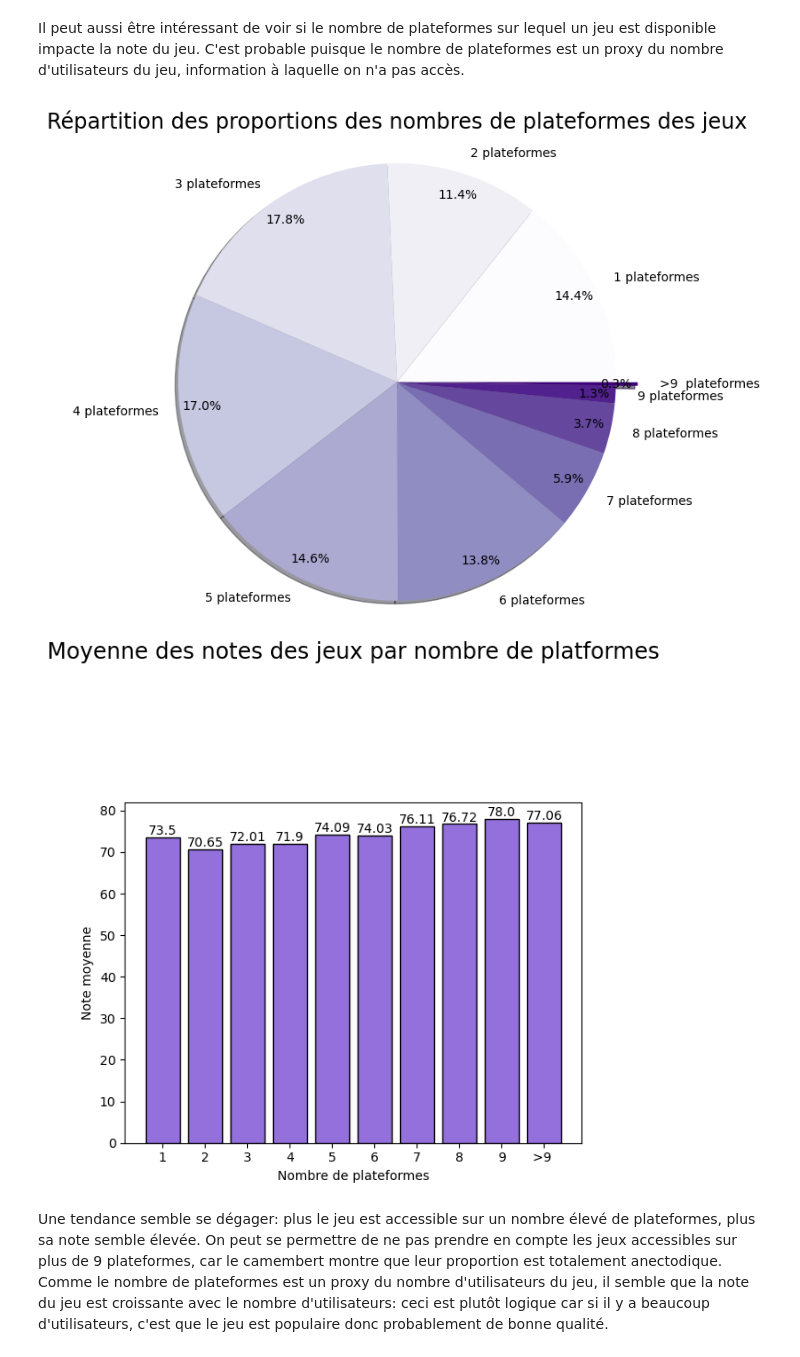
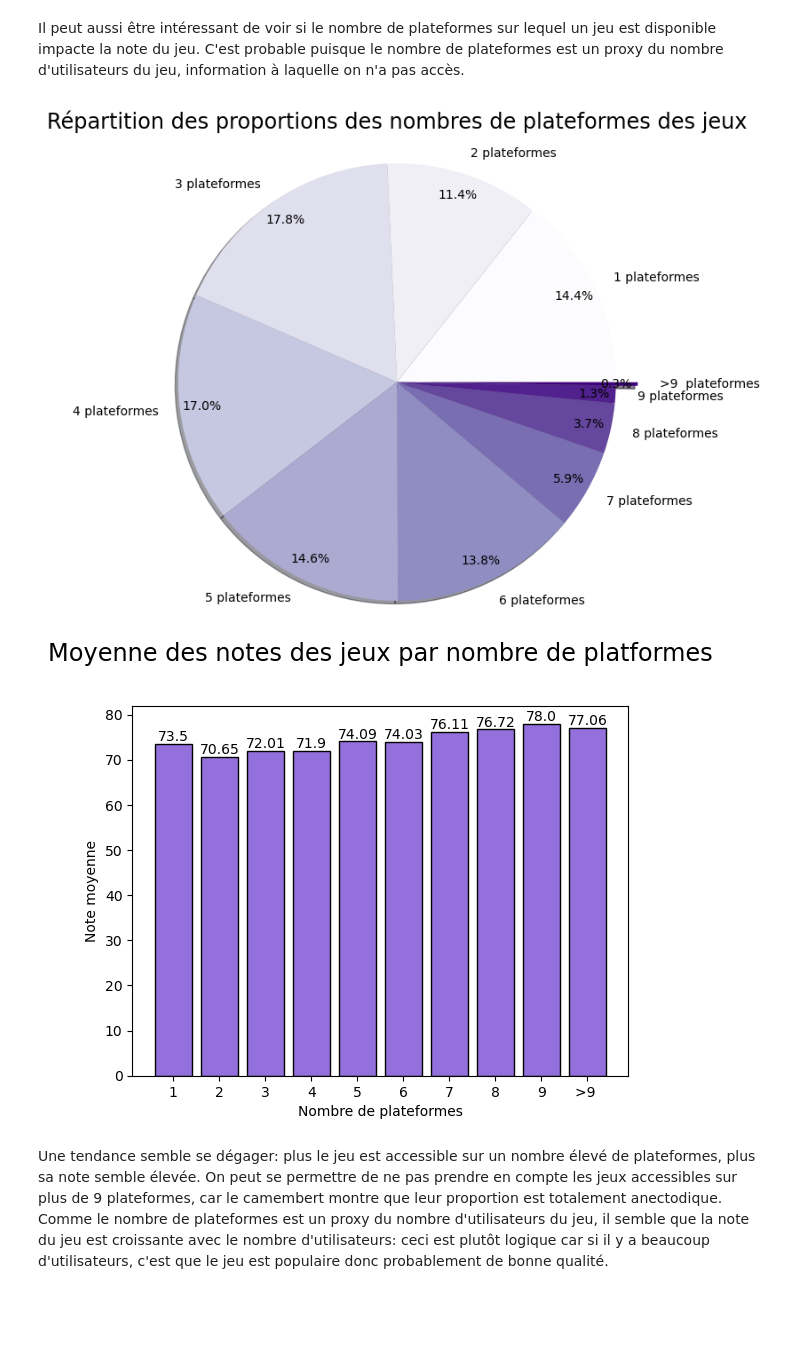
Before and after one commit to PyTomSss/PythonProjects, a Jupyter notebook: Project_Notebook.ipynb, the cells around one changed output. Cells and saved outputs as stored; diff of their text form; code cells hidden in the pictures; blank space fills up the shorter version.

```diff
--- a/Project_Notebook.ipynb
+++ b/Project_Notebook.ipynb
@@ -1254,35 +1255,35 @@ dfbis.loc['>9 ']=dfbis.loc[autresprop].mean()
 dfbis=dfbis.drop(autresprop)
 dfbis['indexbis'] = dfbis.index.astype(str) + ' plateformes'
 dfbis['indexbisbis'] = dfbis.index.astype(str)
 
 myexplode=np.zeros(len(dfbis))
 myexplode[len(dfbis)-1]=0.2
 colors = plt.cm.Purples(np.linspace(0, 1,len(dfbis)))
 
 plt.figure(figsize=(4,4))
 plt.pie(dfbis[1],labels=dfbis['indexbis'], explode=myexplode, autopct='%1.1f%%',startangle=0,pctdistance=0.9,
         labeldistance=1.1,colors=colors, radius=2, shadow=True)
 
 plt.title('Répartition des proportions des nombres de plateformes des jeux', y=1.4,fontsize= 'xx-large')
 plt.show()
 
 
 #on peut ensuite tracer le barplot des notes moyennes en fonction du nombre de plateformes
 plt.figure()
 bars = plt.bar(dfbis['indexbisbis'], dfbis[2], color = 'mediumpurple', edgecolor = 'black')
 
 for bar in bars:
     yval = bar.get_height()
     plt.text(bar.get_x() + bar.get_width()/2, yval, round(yval, 2), ha='center', va='bottom')
 
 
 plt.xlabel('Nombre de plateformes')
 plt.ylabel('Note moyenne')
-plt.title('Moyenne des notes des jeux par nombre de platformes',y=1.4,fontsize= 'xx-large')
+plt.title('Moyenne des notes des jeux par nombre de platformes',y=1.1,fontsize= 'xx-large')
 plt.show()
 # %% [output]
 [figure]
-[figure, old version]
+[figure, new version]
 # %% [markdown]
 Une tendance semble se dégager: plus le jeu est accessible sur un nombre élevé de plateformes, plus sa note semble élevée. On peut se permettre de ne pas prendre en compte les jeux accessibles sur plus de 9 plateformes, car le camembert montre que leur proportion est totalement anectodique.
 Comme le nombre de plateformes est un proxy du nombre d'utilisateurs du jeu, il semble que la note du jeu est croissante avec le nombre d'utilisateurs: ceci est plutôt logique car si il y a beaucoup d'utilisateurs, c'est que le jeu est populaire donc probablement de bonne qualité.
```
Also changed, not shown: parts of 8 cells of this notebook.
